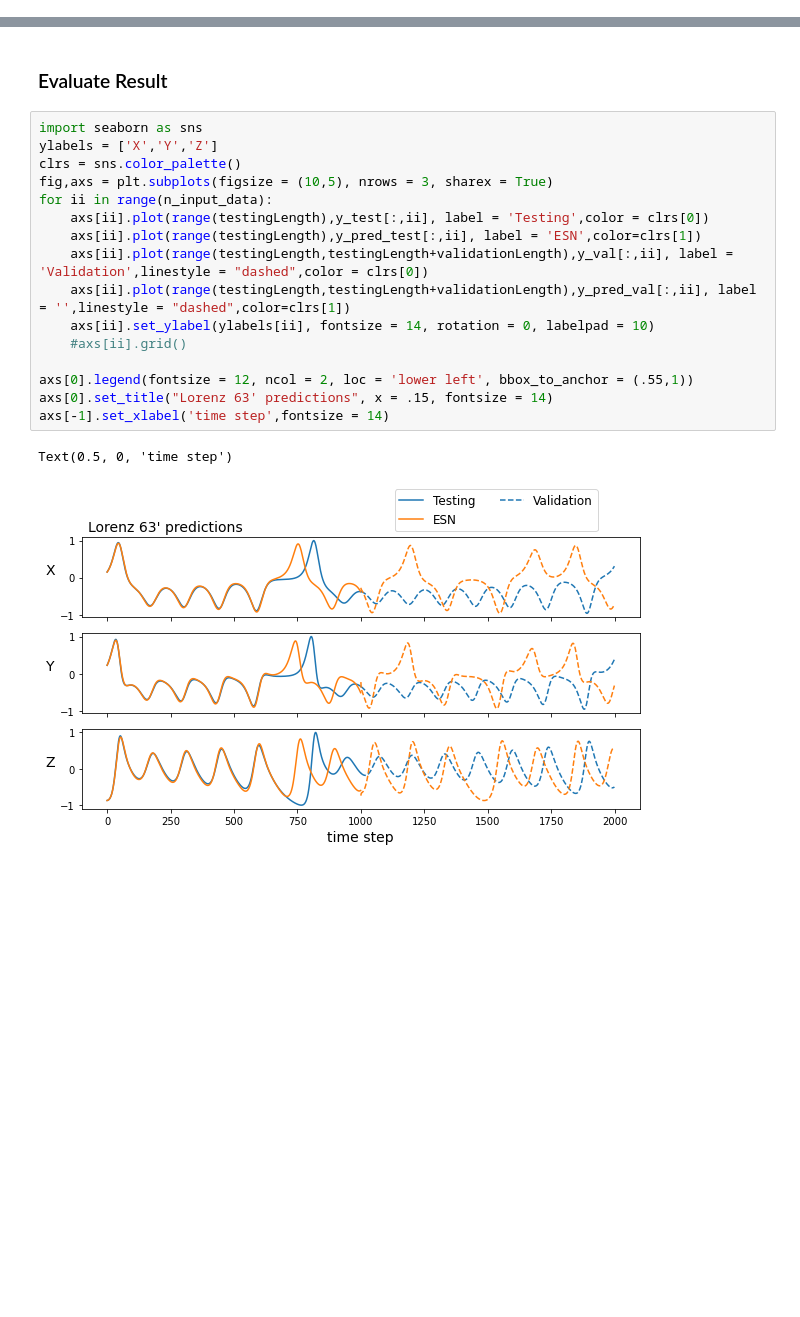
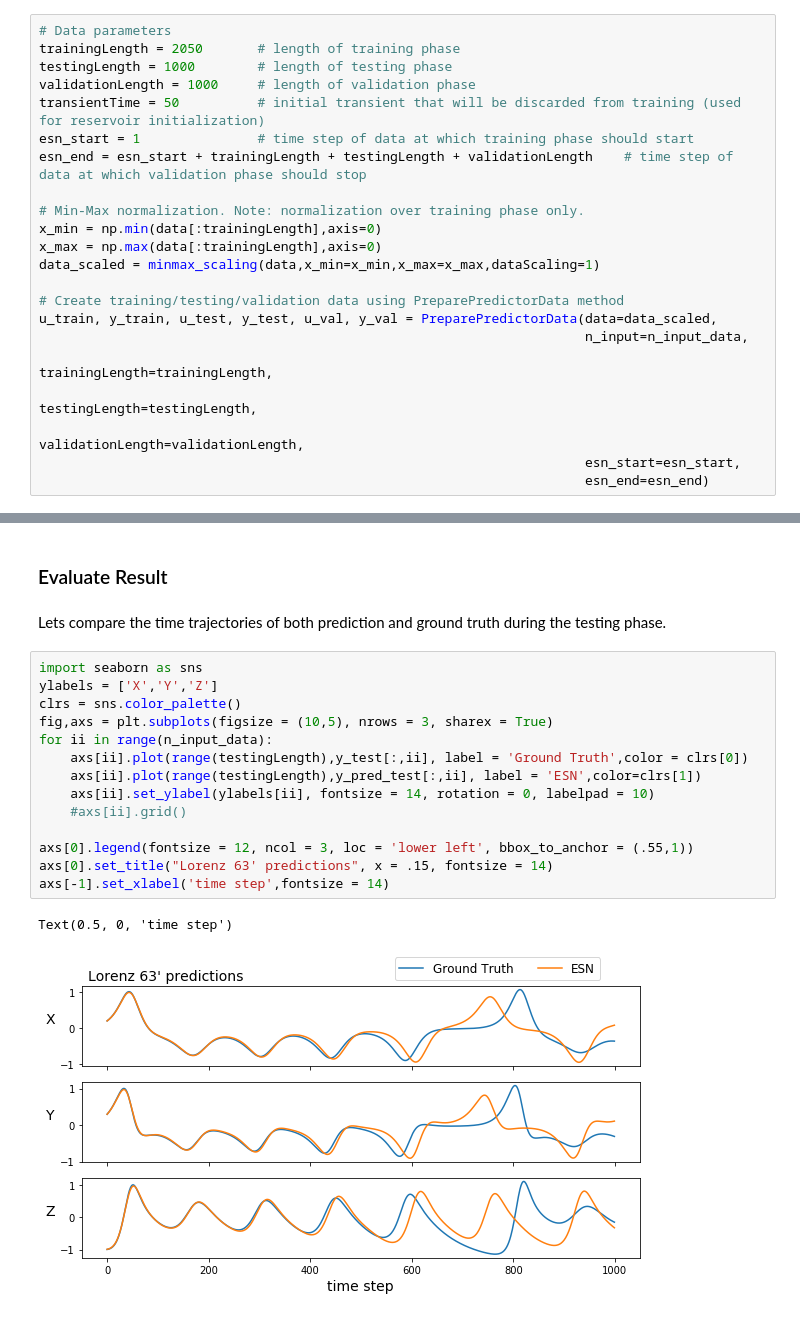
Before and after one commit to flohey/turbESN, a Jupyter notebook: basic_tour/basic_tour.ipynb, the cells around one changed output, grey strips where cells are left out. Drawn from its saved outputs; the diff is of its cells as text; blank space fills up the shorter version.

```diff
--- a/basic_tour/basic_tour.ipynb
+++ b/basic_tour/basic_tour.ipynb
@@ -60,0 +39,22 @@ u_train, y_train, u_test, y_test, u_val, y_val = PreparePredictorData(data = dat
+# %%
+# Data parameters
+trainingLength = 2050       # length of training phase
+testingLength = 1000        # length of testing phase
+validationLength = 1000     # length of validation phase
+transientTime = 50          # initial transient that will be discarded from training (used for reservoir initialization)
+esn_start = 1               # time step of data at which training phase should start
+esn_end = esn_start + trainingLength + testingLength + validationLength    # time step of data at which validation phase should stop
+
+# Min-Max normalization. Note: normalization over training phase only.
+x_min = np.min(data[:trainingLength],axis=0)
+x_max = np.max(data[:trainingLength],axis=0)
+data_scaled = minmax_scaling(data,x_min=x_min,x_max=x_max,dataScaling=1)
+
+# Create training/testing/validation data using PreparePredictorData method
+u_train, y_train, u_test, y_test, u_val, y_val = PreparePredictorData(data=data_scaled,
+                                                                      n_input=n_input_data,
+                                                                      trainingLength=trainingLength,
+                                                                      testingLength=testingLength,
+                                                                      validationLength=validationLength,
+                                                                      esn_start=esn_start,
+                                                                      esn_end=esn_end)
@@ -108,21 +109,21 @@ mse_train, mse_test, mse_val, y_pred_test, y_pred_val = RunturbESN(esn=esn,
 # %% [markdown]
 ### Evaluate Result
+# %% [markdown]
+Lets compare the time trajectories of both prediction and ground truth during the testing phase.
 # %%
 import seaborn as sns
 ylabels = ['X','Y','Z']
 clrs = sns.color_palette()
 fig,axs = plt.subplots(figsize = (10,5), nrows = 3, sharex = True)
 for ii in range(n_input_data):
-    axs[ii].plot(range(testingLength),y_test[:,ii], label = 'Testing',color = clrs[0])
+    axs[ii].plot(range(testingLength),y_test[:,ii], label = 'Ground Truth',color = clrs[0])
     axs[ii].plot(range(testingLength),y_pred_test[:,ii], label = 'ESN',color=clrs[1])
-    axs[ii].plot(range(testingLength,testingLength+validationLength),y_val[:,ii], label = 'Validation',linestyle = "dashed",color = clrs[0])
-    axs[ii].plot(range(testingLength,testingLength+validationLength),y_pred_val[:,ii], label = '',linestyle = "dashed",color=clrs[1])
     axs[ii].set_ylabel(ylabels[ii], fontsize = 14, rotation = 0, labelpad = 10)
     #axs[ii].grid()
 
-axs[0].legend(fontsize = 12, ncol = 2, loc = 'lower left', bbox_to_anchor = (.55,1))
+axs[0].legend(fontsize = 12, ncol = 3, loc = 'lower left', bbox_to_anchor = (.55,1))
 axs[0].set_title("Lorenz 63' predictions", x = .15, fontsize = 14)
 axs[-1].set_xlabel('time step',fontsize = 14)
 # %% [output]
 Text(0.5, 0, 'time step')
-[figure, old version]
+[figure, new version]
```
Also changed, not shown: parts of 18 cells of this notebook, 15 other files.
